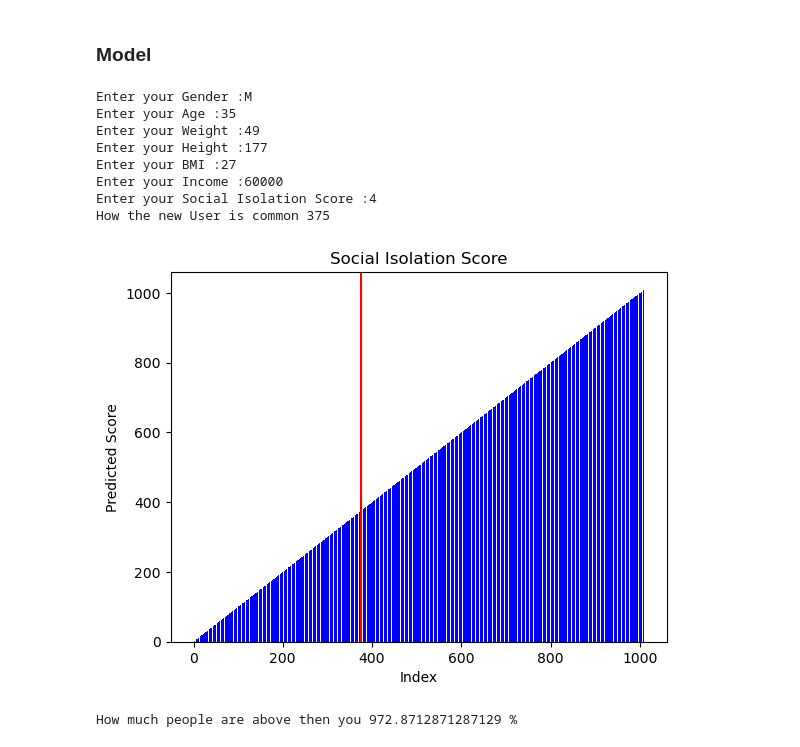
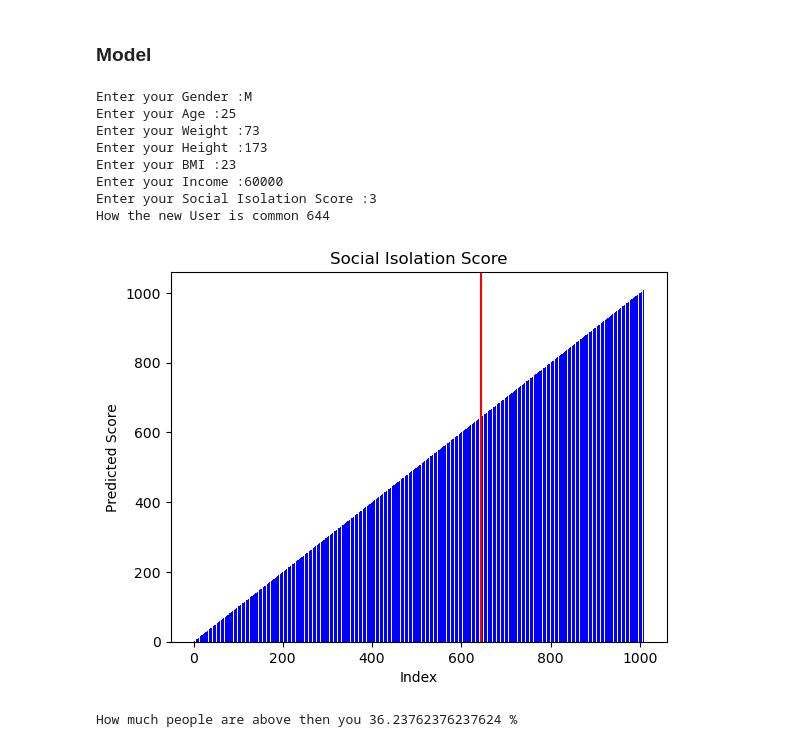
Before and after one commit to ShamZee/How-common-a-men-is, a Jupyter notebook: Common_Men.ipynb, the cells around one changed output. Saved outputs shown, nothing was run; the diff lists cells and outputs as text; code cells hidden in the pictures.

```diff
--- a/Common_Men.ipynb
+++ b/Common_Men.ipynb
@@ -162,39 +162,39 @@ new_user_df[['Gender','Age', 'Weight(kg)', 'Height(cm)', 'BMI', 'Income($)', 'So
 index_prediction = model.predict(new_user_df)
 
 print("How the new User is common", index_prediction[0])
 
 
 # ------------------------------------------------------------------
 
 # create a bar chart showing the predicted class for the new user
 plt.bar(df.index,y, color='b')
 # plt.bar([len(df)], [index_prediction[0]], color='r')
 
 # set plot properties
 plt.title('Social Isolation Score')
 plt.xlabel('Index')
 plt.ylabel('Predicted Score')
 # plt.xticks(np.append(df.index, len(df)))
 
 # add a vertical red line at the position of the new user index
 plt.axvline(x=[index_prediction[0]], color='r')
 
 plt.show()
 
 # -------------------------------------------------------------
 
 
 percentage = ([index_prediction[0]][0] ) / len(df) * 100
-common_men = len(df)-percentage
+common_men = 100-percentage
 print('How much people are above then you',common_men,'%')
 # %% [output]
 Enter your Gender :M
-Enter your Age :35
-Enter your Weight :49
-Enter your Height :177
-Enter your BMI :27
+Enter your Age :25
+Enter your Weight :73
+Enter your Height :173
+Enter your BMI :23
 Enter your Income :60000
-Enter your Social Isolation Score :4
-How the new User is common 375
+Enter your Social Isolation Score :3
+How the new User is common 644
-[figure, old version]
+[figure, new version]
-How much people are above then you 972.8712871287129 %
+How much people are above then you 36.23762376237624 %
```
